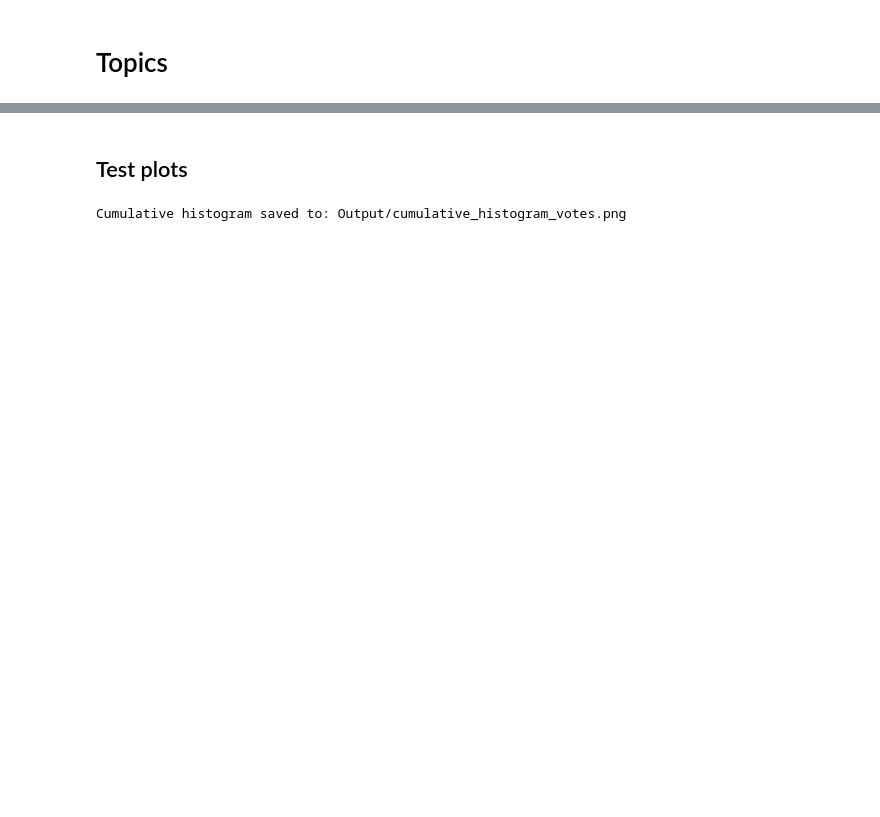
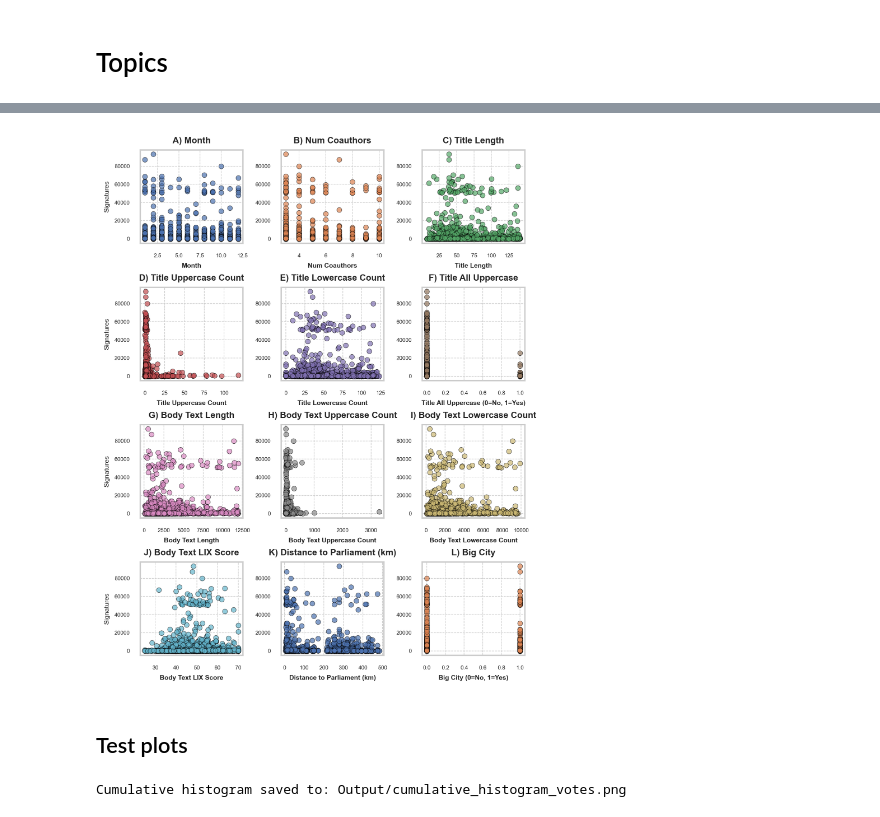
Before and after one commit to mcp656/ISDS-2024, a Jupyter notebook: Project/Borgerforslag 5 - Visualisation.ipynb, the cells around one changed output, grey strips where cells are left out. Cells and saved outputs as stored; diff of their text form; code cells hidden in the pictures; blank space fills up the shorter version.

```diff
--- a/Project/Borgerforslag 5 - Visualisation.ipynb
+++ b/Project/Borgerforslag 5 - Visualisation.ipynb
@@ -528,3 +679,93 @@ Frequency & 304 & 237 & 251 & 222 & 147 & 119 & 317 & 129 & 108 & 134 \\
+# %%
+import matplotlib.pyplot as plt
+import seaborn as sns
+
+# Clear previous figures and reset plotting configurations
+plt.close('all')
+sns.reset_defaults()
+
+# Reapply Seaborn style settings
+sns.set(style="whitegrid")
+
+# Reapply custom matplotlib settings
+plt.rc('axes', titlesize=6)
+plt.rc('axes', labelsize=6)
+plt.rc('xtick', labelsize=5)
+plt.rc('ytick', labelsize=5)
+
+# Creating a plot where the number of signatures are plotted against the features in the dataset
+y_variable = 'Votes'
+x_variables = [ 'Month',
+                'Num Coauthors',
+                'Title Length',
+                'Title Uppercase Count',
+                'Title Lowercase Count',
+                'Title All Uppercase',  # Original name, assuming it's in your dataset
+                'Body Text Length',
+                'Body Text Uppercase Count',
+                'Body Text Lowercase Count',
+                'Body Text LIX Score',
+                'Distance to parliament km',  # Original name
+                'Big city'  # Original name
+                ]
+
+# Mapping of original variable names to display labels
+x_labels = {
+    'Month': 'Month',
+    'Num Coauthors': 'Num Coauthors',
+    'Title Length': 'Title Length',
+    'Title Uppercase Count': 'Title Uppercase Count',
+    'Title Lowercase Count': 'Title Lowercase Count',
+    'Body Text Length': 'Body Text Length',
+    'Body Text Uppercase Count': 'Body Text Uppercase Count',
+    'Body Text Lowercase Count': 'Body Text Lowercase Count',
+    'Body Text LIX Score': 'Body Text LIX Score',
+    'Distance to parliament km': 'Distance to Parliament (km)',  # New label
+    'Big city': 'Big City',  # New label
+    'Title All Uppercase': 'Title All Uppercase'  # Assuming you want to display it as is
+}
+
+color_palette = sns.color_palette("deep")
+
+fig, axes = plt.subplots(4, 3, figsize=(5.5, 7), dpi=300)
+
+axes = axes.flatten()
+
+# Generate subplot labels A), B), C), etc., with new labels
+subplot_labels = [f"{chr(65 + i)}) {x_labels[x_variables[i]]}" for i in range(len(x_variables))]
+
+for i, (x_variable, subplot_label) in enumerate(zip(x_variables, subplot_labels)):
+    sns.scatterplot(data=df_copy, x=x_variable, y=y_variable, ax=axes[i], color=color_palette[i % len(color_palette)], s=20, edgecolor='black', alpha=0.7)
+
+    # Check if the variable is "Big City" or "Title All Uppercase" and add "(0=No, 1=Yes)" to the label
+    if x_variable in ['Big city', 'Title All Uppercase']:
+        x_label = f"{x_labels[x_variable]} (0=No, 1=Yes)"
+    else:
+        x_label = x_labels[x_variable]
+
+    # Set the x-axis label with new label in bold
+    axes[i].set_xlabel(f"{x_label}", fontsize=6, weight='bold')
+
+    # Only set the y-axis label on the first column of plots
+    if i % 3 == 0:  # Check if it's the first column
+        axes[i].set_ylabel('Signatures')
+    else:
+        axes[i].set_ylabel('')  # Remove y-axis label for other columns
+
+    # Set the plot title as "A) Month", "B) Num Coauthors", etc., with new labels
+    axes[i].set_title(f"{subplot_label}", fontsize=8, weight='bold')
+    axes[i].grid(True, which='both', linestyle='--', linewidth=0.5)
+
+for i in range(len(x_variables), len(axes)):
+    fig.delaxes(axes[i])
+
+plt.tight_layout(pad=0.4)
+
+plt.savefig('Output/scatterplot_features_overview.pdf', dpi=300, bbox_inches='tight')
+
+plt.show()
+# %% [output]
+[figure, added]
 # %% [markdown]
 ## Test plots
 # %%
```
Also changed, not shown: parts of 32 cells of this notebook, 16 other files.
